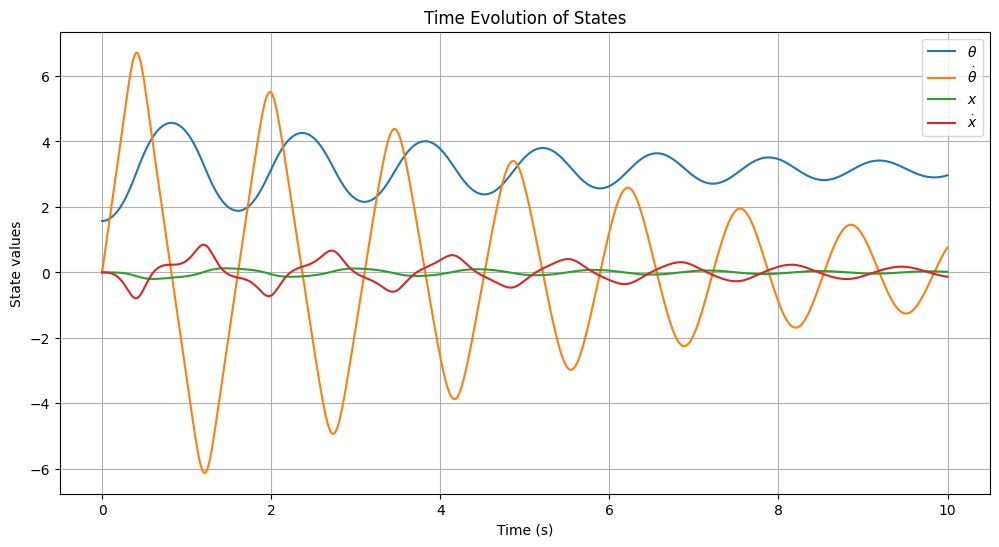
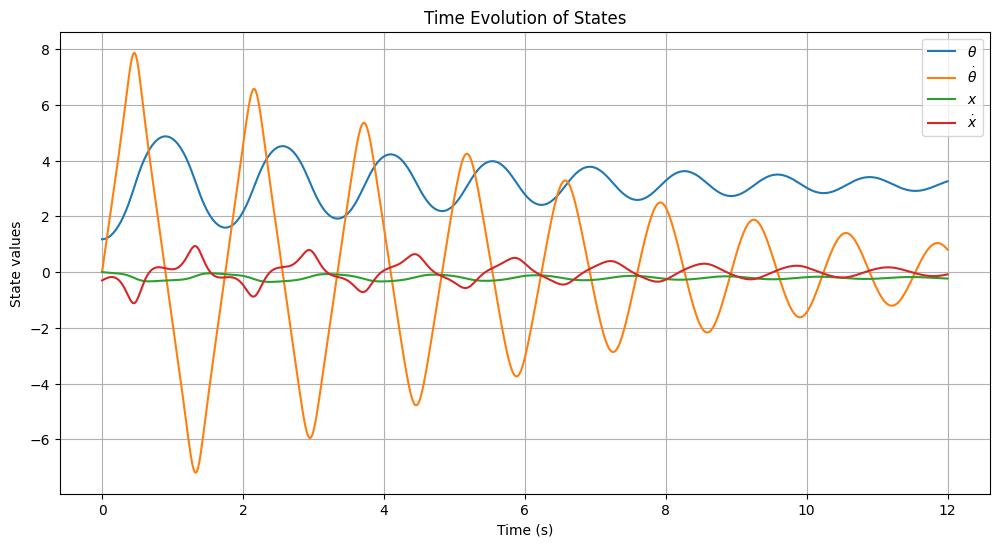
Unified diff of the notebook cell whose output changed from the first chart to the second:
--- before
+++ after
@@ -1,7 +1,7 @@
 %matplotlib inline
 # Define the initial conditions and parameters
-x0 = torch.tensor([math.pi/2, 0.0, 0.0, 0.0], dtype=torch.float64)  # Initial state [theta, dtheta, x, dx]
+x0 = torch.tensor([3*math.pi/8, 0.0, 0.0, -0.3], dtype=torch.float64)  # Initial state [theta, dtheta, x, dx]
 ts = 0.02  # Time step
-num_steps = 500  # Number of simulation steps
+num_steps = 600  # Number of simulation steps
 time = np.linspace(0, ts * num_steps, num_steps)  # Time array
 
@@ -41,12 +41,12 @@
 ax.set_xlim(-2, 2)
 ax.set_ylim(-1.5, 1.5)
-ax.set_xlabel('X')
-ax.set_ylabel('Y')
+ax.set_xlabel('X', fontsize=12)
+ax.set_ylabel('Y', fontsize=12)
 ax.set_aspect('equal')
-ax.set_title(fr'Pendulum Motion for {num_steps} {ts}s steps from $x_0$={states[2,0]}, $\theta$={states[0,0]}')
+# ax.set_title(fr'Pendulum Motion for {num_steps} {ts}s steps from $x_0$={states[2,0]}, $\theta$={states[0,0]}')
 ax.grid()
 
-cart = plt.Rectangle((-cart_width/2, -cart_height/2), cart_width, cart_height, color="blue")
-pendulum_line, = ax.plot([], [], lw=4, color="red")
+cart = plt.Rectangle((-cart_width/2, -cart_height/2), cart_width, cart_height, color=(255/255,  191/255, 0/255))
+pendulum_line, = ax.plot([], [], lw=4, color=(13/255,  70/255, 135/255))
 
 ax.add_patch(cart)
@@ -77,5 +77,5 @@
 # Embed animation in the notebook
 #HTML(ani.to_jshtml())
-ani.save('pendulum.gif', writer='pillow', fps=50)
+ani.save('cart.gif', writer='pillow', fps=50)
 # Display the animation
 #plt.show()

Commit: major changes around QE, based on main